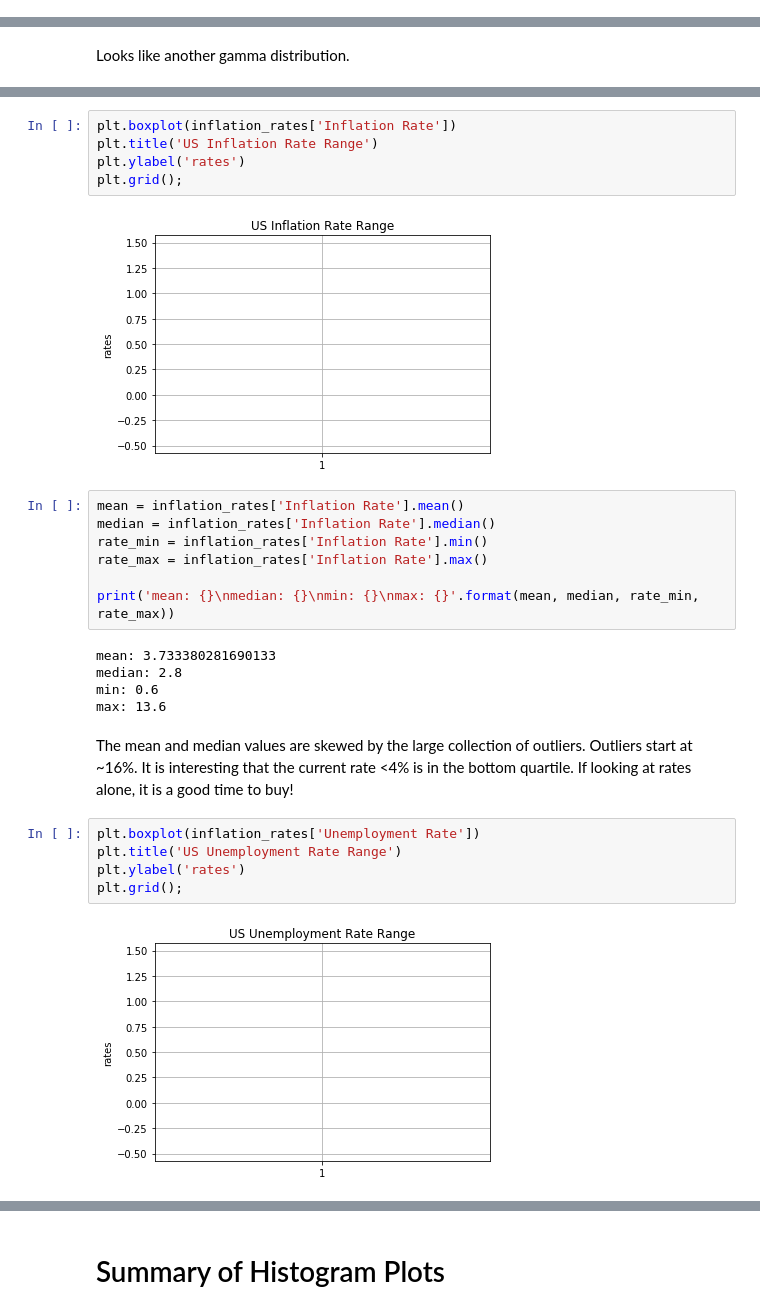
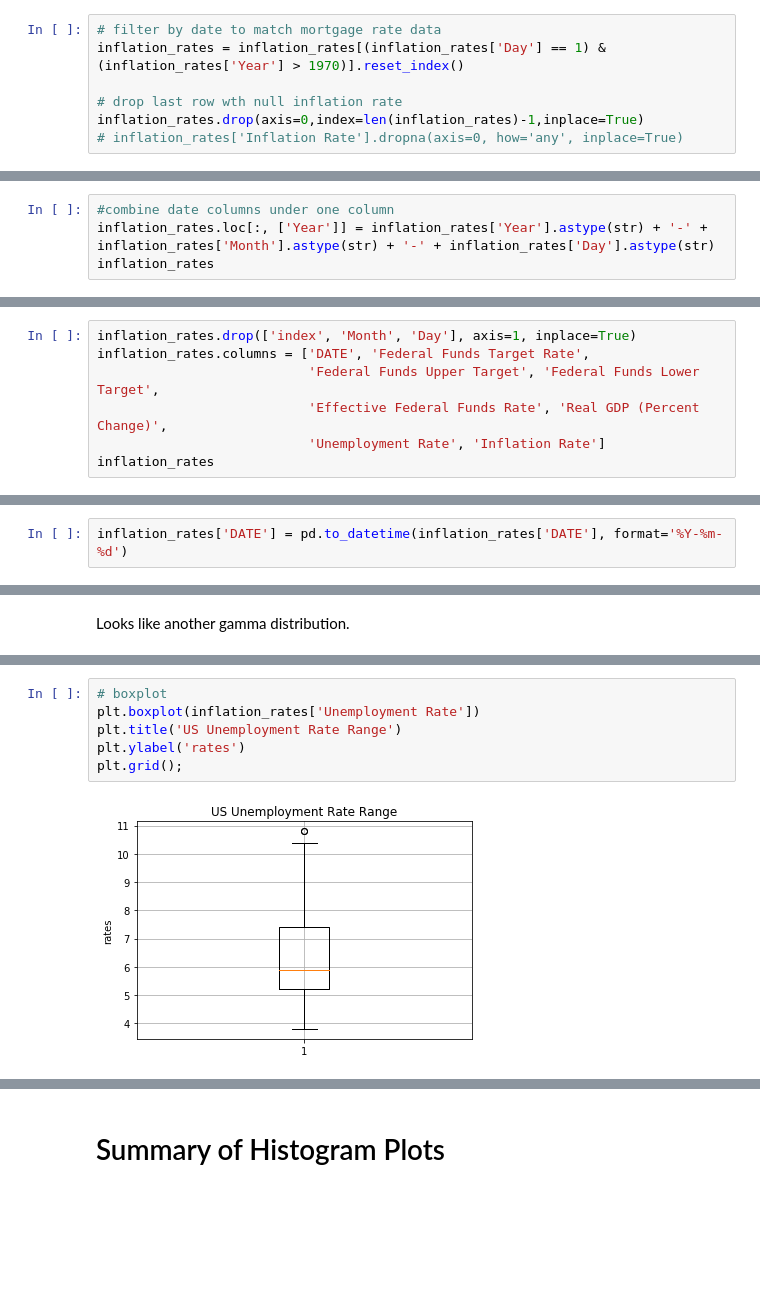
Before and after one commit to cnarrieta18/Thinkful, a Jupyter notebook: Capstone_1/plotting_inflation.ipynb, the cells around one changed output, grey strips where cells are left out. Saved outputs shown, nothing was run; the diff lists cells and outputs as text; blank space fills up the shorter version.

```diff
--- a/Capstone_1/plotting_inflation.ipynb
+++ b/Capstone_1/plotting_inflation.ipynb
@@ -63,3 +63,10 @@ array([1954, 1955, 1956, 1957, 1958, 1959, 1960, 1961, 1962, 1963, 1964,
        1987, 1988, 1989, 1990, 1991, 1992, 1993, 1994, 1995, 1996, 1997,
        1998, 1999, 2000, 2001, 2002, 2003, 2004, 2005, 2006, 2007, 2008,
        2009, 2010, 2011, 2012, 2013, 2014, 2015, 2016, 2017])
+# %%
+# filter by date to match mortgage rate data
+inflation_rates = inflation_rates[(inflation_rates['Day'] == 1) & (inflation_rates['Year'] > 1970)].reset_index()
+
+# drop last row wth null inflation rate
+inflation_rates.drop(axis=0,index=len(inflation_rates)-1,inplace=True)
+# inflation_rates['Inflation Rate'].dropna(axis=0, how='any', inplace=True)
@@ -65,0 +92,4 @@ array([1954, 1955, 1956, 1957, 1958, 1959, 1960, 1961, 1962, 1963, 1964,
+# %%
+#combine date columns under one column
+inflation_rates.loc[:, ['Year']] = inflation_rates['Year'].astype(str) + '-' + inflation_rates['Month'].astype(str) + '-' + inflation_rates['Day'].astype(str)
+inflation_rates
@@ -65,0 +112,7 @@ array([1954, 1955, 1956, 1957, 1958, 1959, 1960, 1961, 1962, 1963, 1964,
+# %%
+inflation_rates.drop(['index', 'Month', 'Day'], axis=1, inplace=True)
+inflation_rates.columns = ['DATE', 'Federal Funds Target Rate',
+                           'Federal Funds Upper Target', 'Federal Funds Lower Target',
+                           'Effective Federal Funds Rate', 'Real GDP (Percent Change)',
+                           'Unemployment Rate', 'Inflation Rate']
+inflation_rates
@@ -66,2 +135,4 @@ array([1954, 1955, 1956, 1957, 1958, 1959, 1960, 1961, 1962, 1963, 1964,
+# %%
+inflation_rates['DATE'] = pd.to_datetime(inflation_rates['DATE'], format='%Y-%m-%d')
 # %% [markdown]
 # Scatterplot
@@ -113,31 +272,11 @@ inflation_rates['Effective Federal Funds Rate'].max()
 # %%
-plt.boxplot(inflation_rates['Inflation Rate'])
-plt.title('US Inflation Rate Range')
+# boxplot
+plt.boxplot(inflation_rates['Unemployment Rate'])
+plt.title('US Unemployment Rate Range')
 plt.ylabel('rates')
 plt.grid();
 # %% [output]
-[figure, old version]
+[figure, new version]
-# %%
-mean = inflation_rates['Inflation Rate'].mean()
-median = inflation_rates['Inflation Rate'].median()
-rate_min = inflation_rates['Inflation Rate'].min()
-rate_max = inflation_rates['Inflation Rate'].max()
-
-print('mean: {}\nmedian: {}\nmin: {}\nmax: {}'.format(mean, median, rate_min, rate_max))
-# %% [output]
-mean: 3.733380281690133
-median: 2.8
-min: 0.6
-max: 13.6
-# %% [markdown]
-The mean and median values are skewed by the large collection of outliers.  Outliers start at ~16%.  It is interesting that the current rate <4% is in the bottom quartile.  If looking at rates alone, it is a good time to buy!
-# %%
-plt.boxplot(inflation_rates['Unemployment Rate'])
-plt.title('US Unemployment Rate Range')
-plt.ylabel('rates')
-plt.grid();
-# %% [output]
-[figure, removed]
 # %%
 mean = inflation_rates['Unemployment Rate'].mean()
 median = inflation_rates['Unemployment Rate'].median()
```
Also changed, not shown: parts of 34 cells of this notebook, 1 other file.
